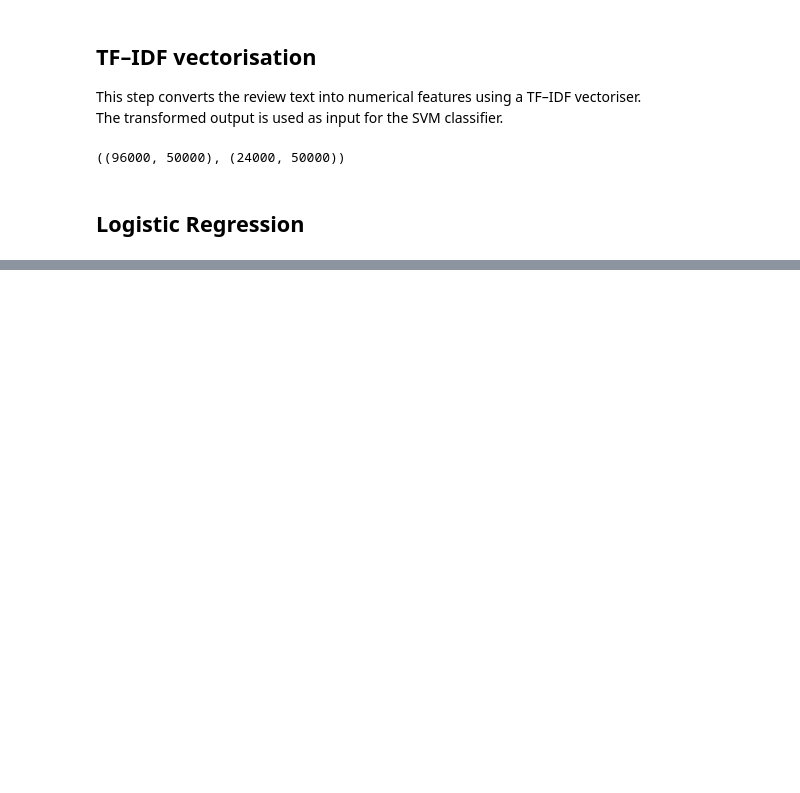
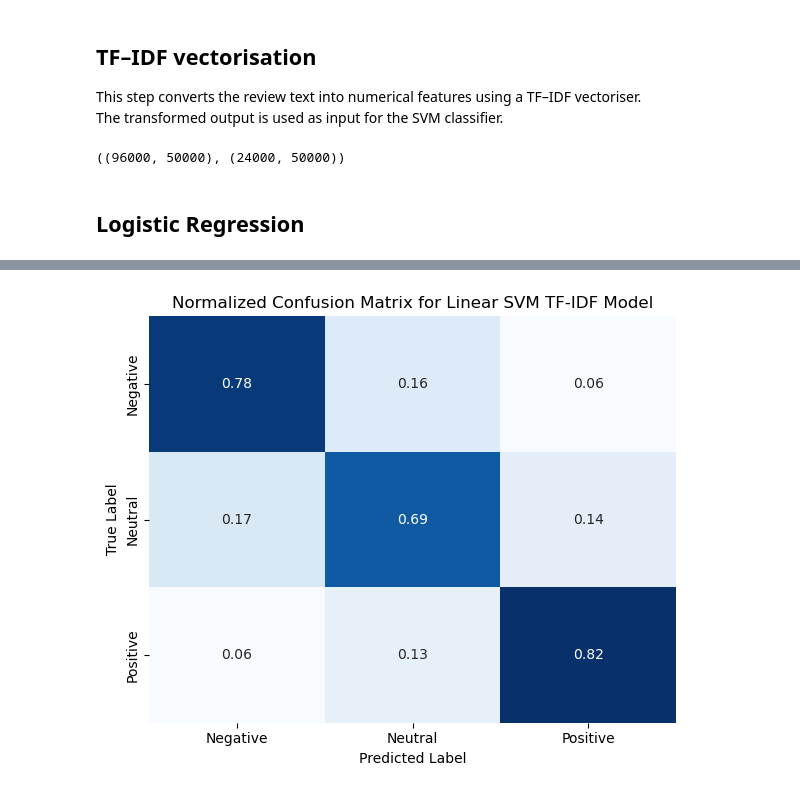
Before and after one commit to tamasfried/AmazonSentimentAnalysis, a Jupyter notebook: notebooks/svm_baseline.ipynb, the cells around one changed output, grey strips where cells are left out. Saved outputs shown, nothing was run; the diff lists cells and outputs as text; code cells hidden in the pictures; blank space fills up the shorter version.

```diff
--- a/notebooks/svm_baseline.ipynb
+++ b/notebooks/svm_baseline.ipynb
@@ -66,0 +216,22 @@ X_train_tfidf.shape, X_test_tfidf.shape
+# %%
+## Normalised confusion matrix (Linear SVM)
+cm_svm_norm = confusion_matrix(y_test, y_pred_svm, normalize='true')
+
+plt.figure(figsize=(6, 5))
+sns.heatmap(
+    cm_svm_norm,
+    annot= True,
+    fmt='.2f',
+    cmap='Blues',
+    cbar=False,
+    xticklabels=['Negative', 'Neutral', 'Positive'],
+    yticklabels=['Negative', 'Neutral', 'Positive']
+)
+
+plt.xlabel('Predicted Label')
+plt.ylabel('True Label')
+plt.title('Normalized Confusion Matrix for Linear SVM TF-IDF Model')
+plt.tight_layout()
+plt.show()
+# %% [output]
+[figure, added]
```
Also changed, not shown: parts of 15 cells of this notebook.
